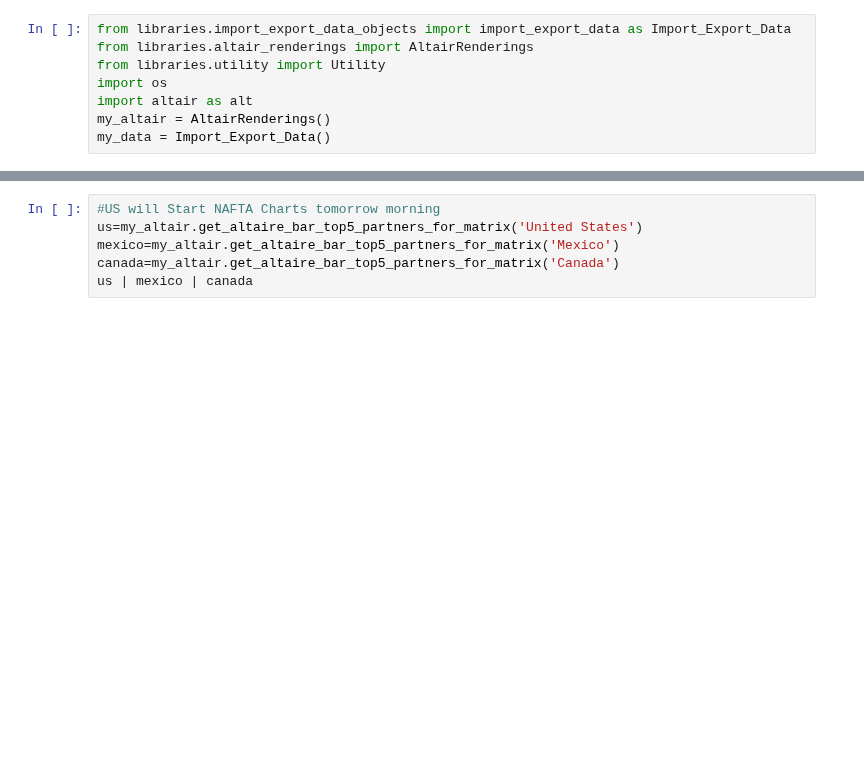
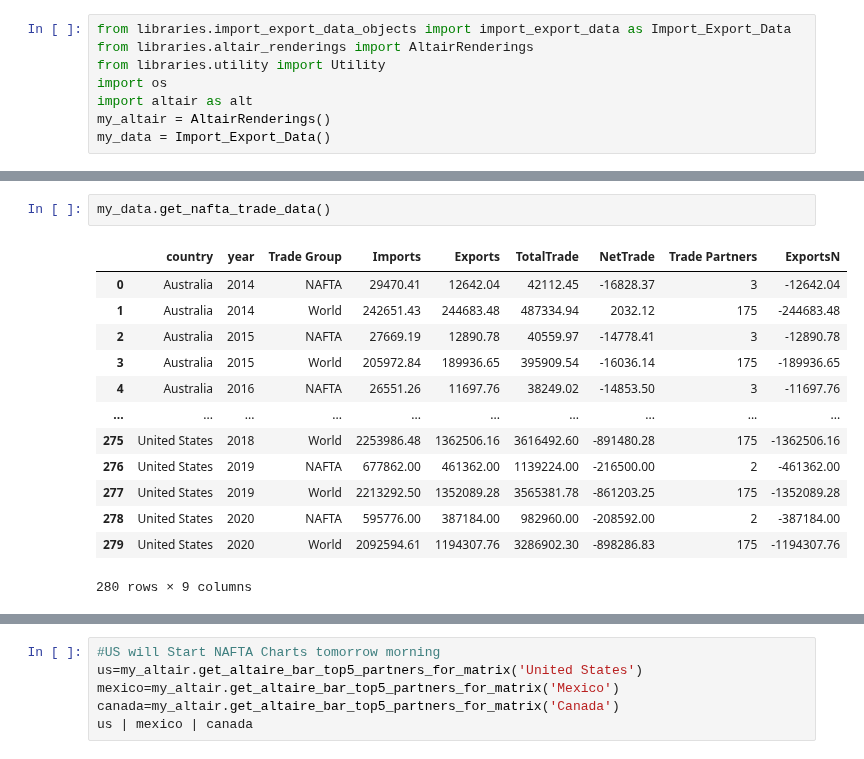
Before and after one commit to tuneman7/w209_spring_2022_thu_4_pm_team_4_web, a Jupyter notebook: eda_using_libraries_jp.ipynb, the cells around one changed output, grey strips where cells are left out. Saved outputs shown, nothing was run; the diff lists cells and outputs as text; blank space fills up the shorter version.

```diff
--- a/eda_using_libraries_jp.ipynb
+++ b/eda_using_libraries_jp.ipynb
@@ -268 +272,17 @@ alt.vconcat(pct1 & pct2)
+# %%
+my_data.get_nafta_trade_data()
+# %% [output]
+|  | country | year | Trade Group | Imports | Exports | TotalTrade | NetTrade | Trade Partners | ExportsN |
+| 0 | Australia | 2014 | NAFTA | 29470.41 | 12642.04 | 42112.45 | -16828.37 | 3 | -12642.04 |
+| 1 | Australia | 2014 | World | 242651.43 | 244683.48 | 487334.94 | 2032.12 | 175 | -244683.48 |
+| 2 | Australia | 2015 | NAFTA | 27669.19 | 12890.78 | 40559.97 | -14778.41 | 3 | -12890.78 |
+| 3 | Australia | 2015 | World | 205972.84 | 189936.65 | 395909.54 | -16036.14 | 175 | -189936.65 |
+| 4 | Australia | 2016 | NAFTA | 26551.26 | 11697.76 | 38249.02 | -14853.50 | 3 | -11697.76 |
+| ... | ... | ... | ... | ... | ... | ... | ... | ... | ... |
+| 275 | United States | 2018 | World | 2253986.48 | 1362506.16 | 3616492.60 | -891480.28 | 175 | -1362506.16 |
+| 276 | United States | 2019 | NAFTA | 677862.00 | 461362.00 | 1139224.00 | -216500.00 | 2 | -461362.00 |
+| 277 | United States | 2019 | World | 2213292.50 | 1352089.28 | 3565381.78 | -861203.25 | 175 | -1352089.28 |
+| 278 | United States | 2020 | NAFTA | 595776.00 | 387184.00 | 982960.00 | -208592.00 | 2 | -387184.00 |
+| 279 | United States | 2020 | World | 2092594.61 | 1194307.76 | 3286902.30 | -898286.83 | 175 | -1194307.76 |
+280 rows × 9 columns
 # %%
```
Also changed, not shown: parts of 6 cells of this notebook, 1 other file.
